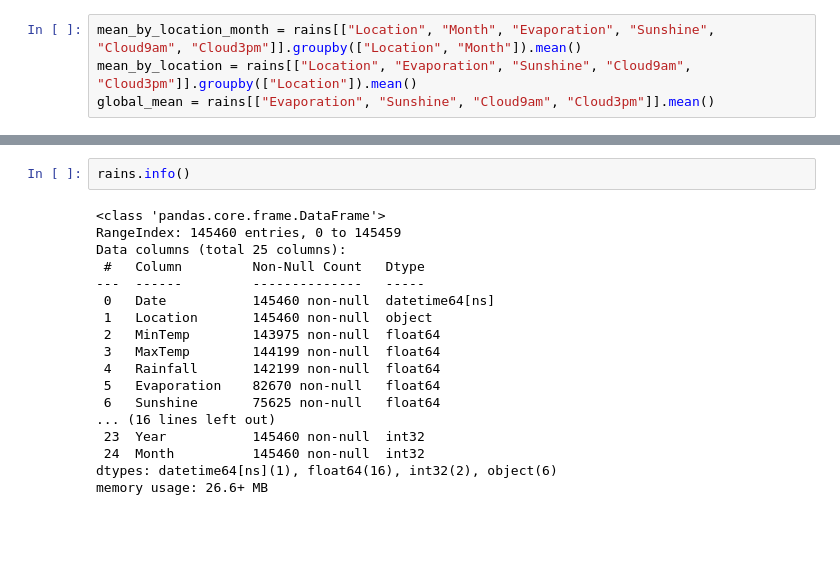
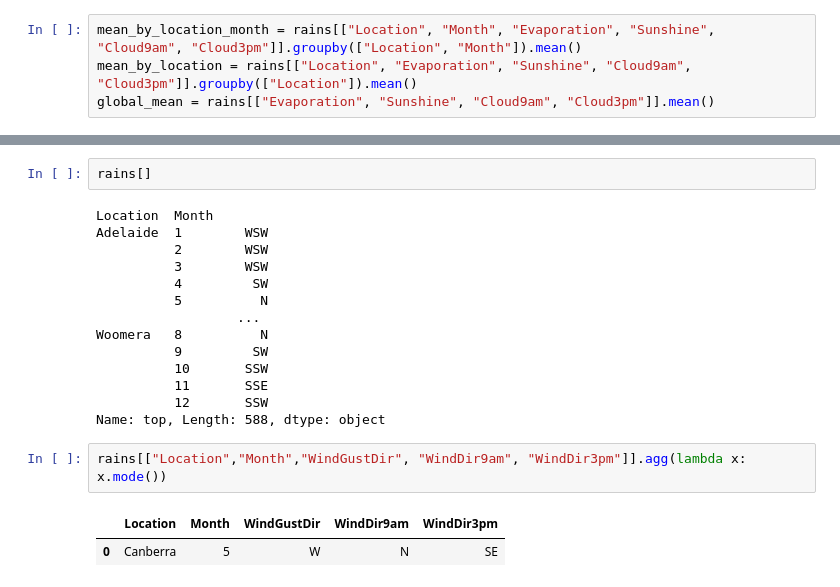
Before and after one commit to LeoCenturion/rain-in-australia, a Jupyter notebook: models/data_cleaning.ipynb, the cells around one changed output, grey strips where cells are left out. Cells and saved outputs as stored; diff of their text form; blank space fills up the shorter version.

```diff
--- a/models/data_cleaning.ipynb
+++ b/models/data_cleaning.ipynb
@@ -158,20 +202,21 @@ imputer.transform(rains)
 # %%
-rains.info()
+rains[]
 # %% [output]
-<class 'pandas.core.frame.DataFrame'>
-RangeIndex: 145460 entries, 0 to 145459
-Data columns (total 25 columns):
- #   Column         Non-Null Count   Dtype
----  ------         --------------   -----
- 0   Date           145460 non-null  datetime64[ns]
- 1   Location       145460 non-null  object
- 2   MinTemp        143975 non-null  float64
- 3   MaxTemp        144199 non-null  float64
- 4   Rainfall       142199 non-null  float64
- 5   Evaporation    82670 non-null   float64
- 6   Sunshine       75625 non-null   float64
-... (16 lines left out)
- 23  Year           145460 non-null  int32
- 24  Month          145460 non-null  int32
-dtypes: datetime64[ns](1), float64(16), int32(2), object(6)
-memory usage: 26.6+ MB
+Location  Month
+Adelaide  1        WSW
+          2        WSW
+          3        WSW
+          4         SW
+          5          N
+                  ...
+Woomera   8          N
+          9         SW
+          10       SSW
+          11       SSE
+          12       SSW
+Name: top, Length: 588, dtype: object
+# %%
+rains[["Location","Month","WindGustDir", "WindDir9am", "WindDir3pm"]].agg(lambda x: x.mode())
+# %% [output]
+|  | Location | Month | WindGustDir | WindDir9am | WindDir3pm |
+| 0 | Canberra | 5 | W | N | SE |
```
Also changed, not shown: parts of 4 cells of this notebook, 1 other file.
